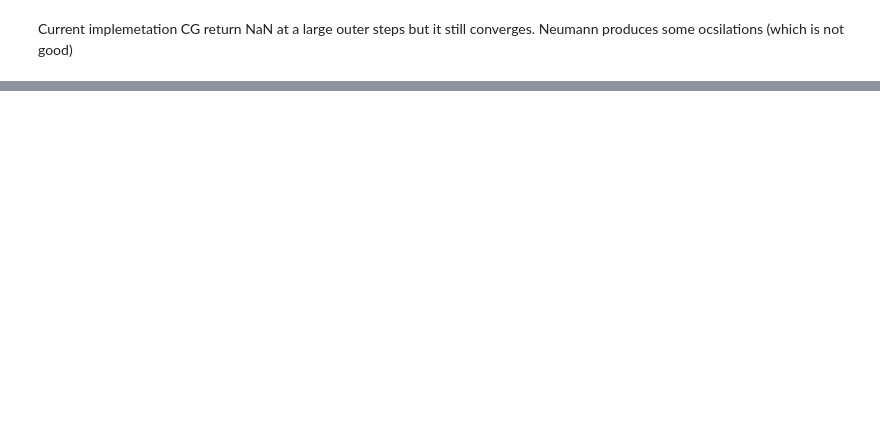
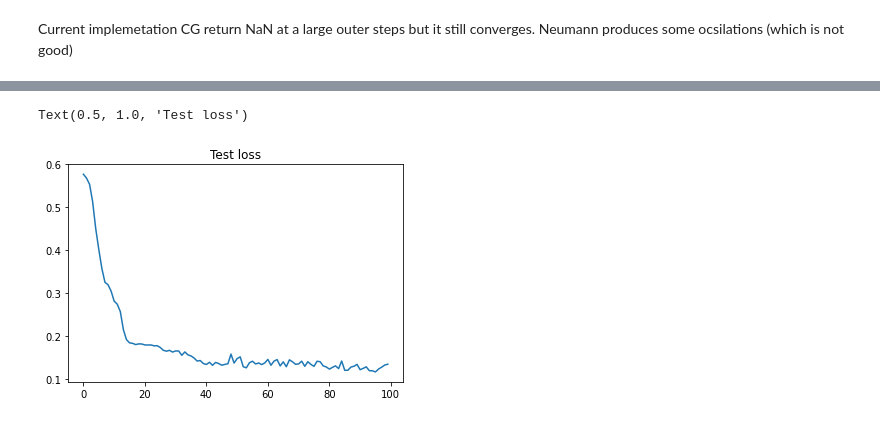
Before and after one commit to anh-tong/hyper-opt, a Jupyter notebook: example/logistic_regression.ipynb, the cells around one changed output, grey strips where cells are left out. Cells and saved outputs as stored; diff of their text form; code cells hidden in the pictures; blank space fills up the shorter version.

```diff
--- a/example/logistic_regression.ipynb
+++ b/example/logistic_regression.ipynb
@@ -143,0 +266,6 @@ Text(0.5, 1.0, 'Test loss')
+# %%
+plt.plot(test_losses)
+plt.title("Test loss")
+# %% [output]
+Text(0.5, 1.0, 'Test loss')
+[figure, added]
```
Also changed, not shown: parts of 16 cells of this notebook, 4 other files.
